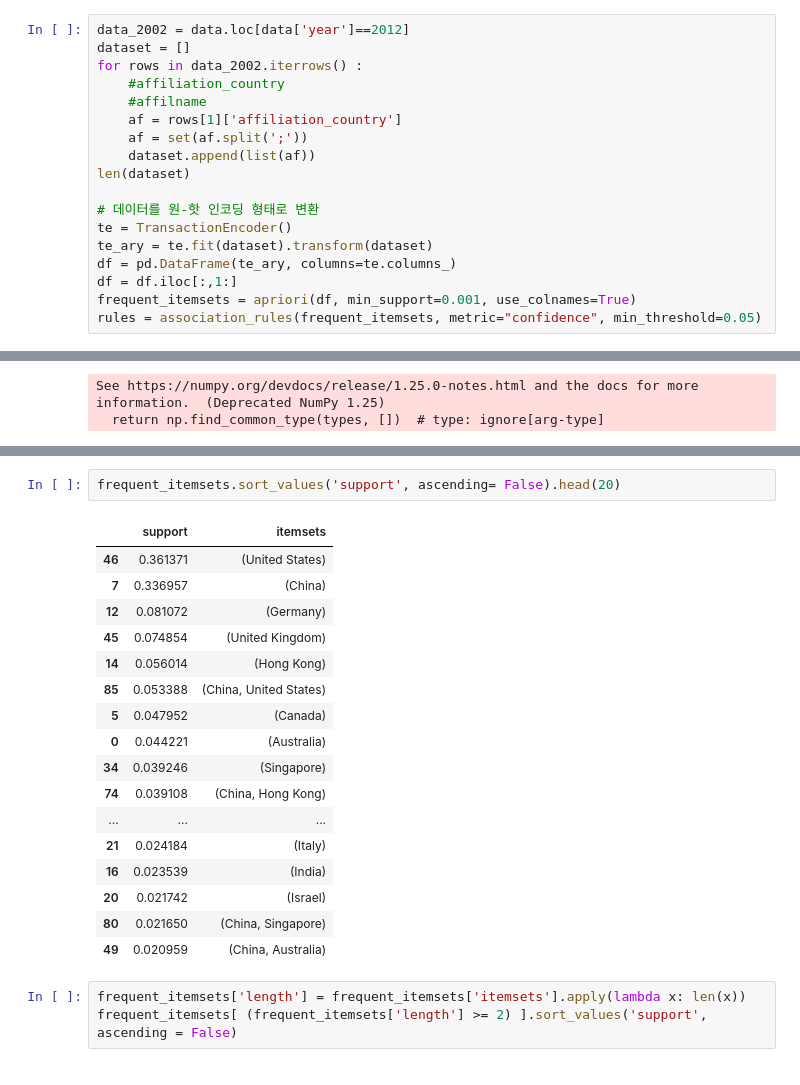
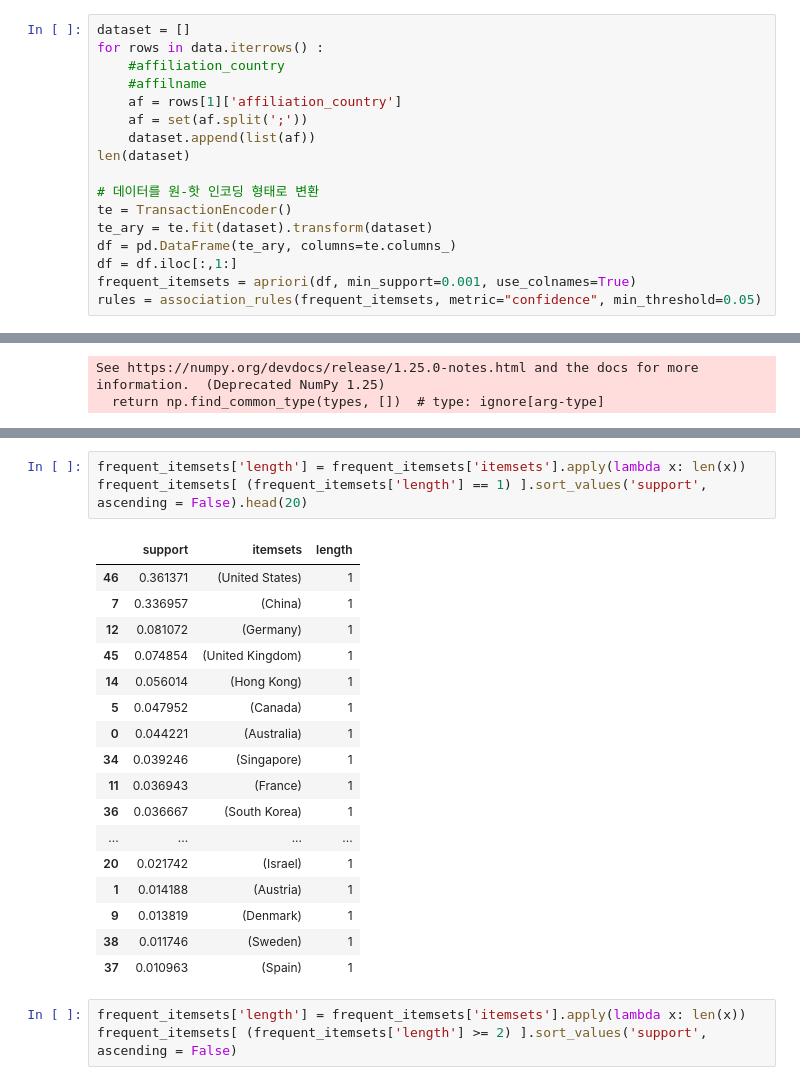
Before and after one commit to JJEliPark/Bibliometric, a Jupyter notebook: scopus_apriori.ipynb, the cells around one changed output, grey strips where cells are left out. Saved outputs shown, nothing was run; the diff lists cells and outputs as text.

```diff
--- a/scopus_apriori.ipynb
+++ b/scopus_apriori.ipynb
@@ -30,7 +45,6 @@ See https://numpy.org/devdocs/release/1.25.0-notes.html and the docs for more in
 # %%
-data_2002 = data.loc[data['year']==2012]
 dataset = []
-for rows in data_2002.iterrows() :
+for rows in data.iterrows() :
     #affiliation_country
     #affilname
     af = rows[1]['affiliation_country']
@@ -149,23 +184,24 @@ rules[['antecedents', 'consequents', 'antecedent support',	'consequent support',
 # %%
-frequent_itemsets.sort_values('support', ascending= False).head(20)
+frequent_itemsets['length'] = frequent_itemsets['itemsets'].apply(lambda x: len(x))
+frequent_itemsets[ (frequent_itemsets['length'] == 1) ].sort_values('support', ascending = False).head(20)
 # %% [output]
-|  | support | itemsets |
-| 46 | 0.361371 | (United States) |
-| 7 | 0.336957 | (China) |
-| 12 | 0.081072 | (Germany) |
-| 45 | 0.074854 | (United Kingdom) |
-| 14 | 0.056014 | (Hong Kong) |
-| 85 | 0.053388 | (China, United States) |
-| 5 | 0.047952 | (Canada) |
-| 0 | 0.044221 | (Australia) |
-| 34 | 0.039246 | (Singapore) |
-| 74 | 0.039108 | (China, Hong Kong) |
-| ... | ... | ... |
-| 21 | 0.024184 | (Italy) |
-| 16 | 0.023539 | (India) |
-| 20 | 0.021742 | (Israel) |
-| 80 | 0.021650 | (China, Singapore) |
-| 49 | 0.020959 | (China, Australia) |
+|  | support | itemsets | length |
+| 46 | 0.361371 | (United States) | 1 |
+| 7 | 0.336957 | (China) | 1 |
+| 12 | 0.081072 | (Germany) | 1 |
+| 45 | 0.074854 | (United Kingdom) | 1 |
+| 14 | 0.056014 | (Hong Kong) | 1 |
+| 5 | 0.047952 | (Canada) | 1 |
+| 0 | 0.044221 | (Australia) | 1 |
+| 34 | 0.039246 | (Singapore) | 1 |
+| 11 | 0.036943 | (France) | 1 |
+| 36 | 0.036667 | (South Korea) | 1 |
+| ... | ... | ... | ... |
+| 20 | 0.021742 | (Israel) | 1 |
+| 1 | 0.014188 | (Austria) | 1 |
+| 9 | 0.013819 | (Denmark) | 1 |
+| 38 | 0.011746 | (Sweden) | 1 |
+| 37 | 0.010963 | (Spain) | 1 |
 # %%
 frequent_itemsets['length'] = frequent_itemsets['itemsets'].apply(lambda x: len(x))
 frequent_itemsets[ (frequent_itemsets['length'] >= 2) ].sort_values('support', ascending = False)
```
Also changed, not shown: parts of 20 cells of this notebook, 6 other files.
